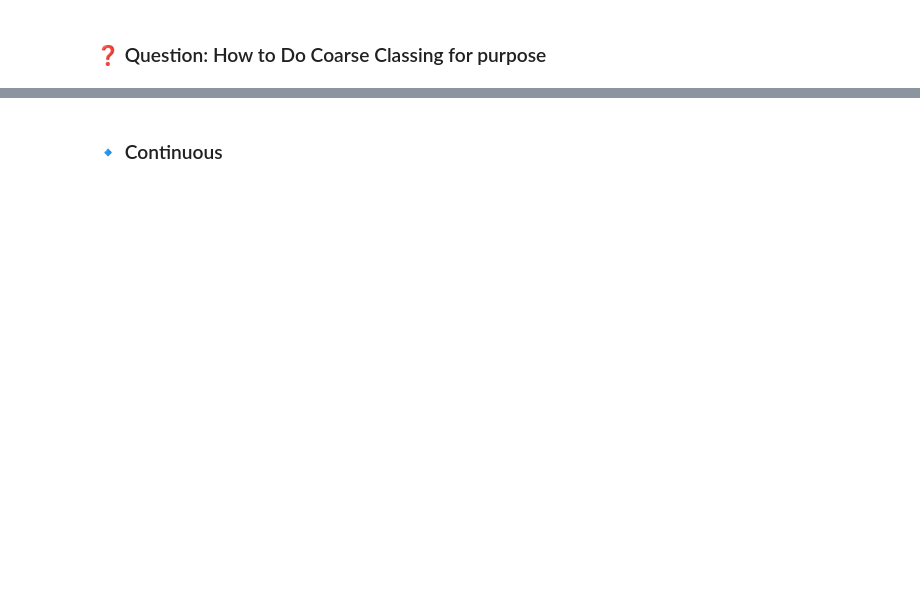
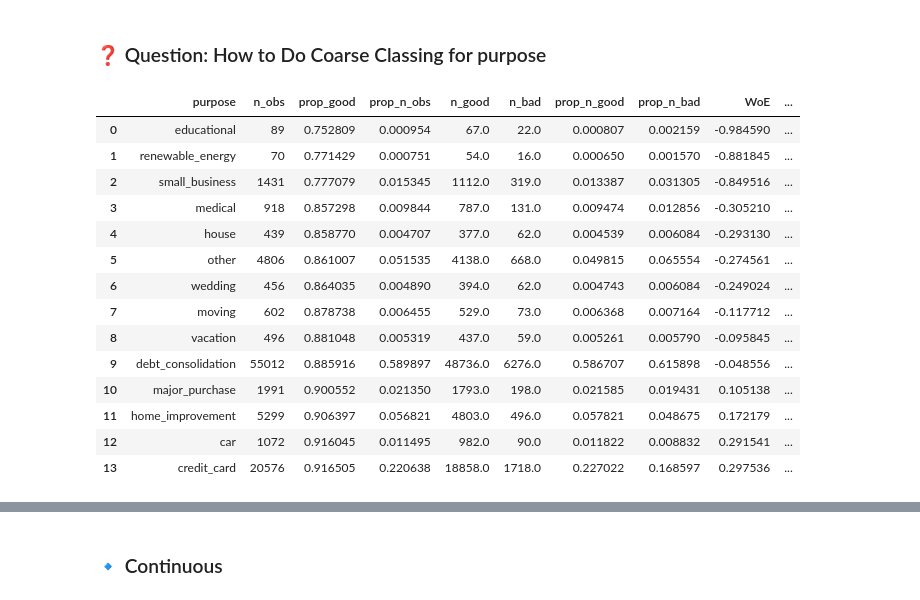
Before and after one commit to JanaAliCS/machine_leanring, a Jupyter notebook: session 4/session4.ipynb, the cells around one changed output, grey strips where cells are left out. Drawn from its saved outputs; the diff is of its cells as text; code cells hidden in the pictures; blank space fills up the shorter version.

```diff
--- a/session 4/session4.ipynb
+++ b/session 4/session4.ipynb
@@ -370,3 +444,24 @@ df_inputs_prepr['purpose:oth__med__vacation'] = sum([df_inputs_prepr['purpose:ot
                                              df_inputs_prepr['purpose:vacation']])
 df_inputs_prepr['purpose:major_purch__car__home_impr'] = sum([df_inputs_prepr['purpose:major_purchase'], df_inputs_prepr['purpose:car'],
                                                         df_inputs_prepr['purpose:home_improvement']])
+# %%
+
+df_temp = woe_discrete(df_inputs_prepr, 'purpose', df_targets_prepr)
+# We calculate weight of evidence.
+df_temp
+# %% [output]
+|  | purpose | n_obs | prop_good | prop_n_obs | n_good | n_bad | prop_n_good | prop_n_bad | WoE | ... |
+| 0 | educational | 89 | 0.752809 | 0.000954 | 67.0 | 22.0 | 0.000807 | 0.002159 | -0.984590 | ... |
+| 1 | renewable_energy | 70 | 0.771429 | 0.000751 | 54.0 | 16.0 | 0.000650 | 0.001570 | -0.881845 | ... |
+| 2 | small_business | 1431 | 0.777079 | 0.015345 | 1112.0 | 319.0 | 0.013387 | 0.031305 | -0.849516 | ... |
+| 3 | medical | 918 | 0.857298 | 0.009844 | 787.0 | 131.0 | 0.009474 | 0.012856 | -0.305210 | ... |
+| 4 | house | 439 | 0.858770 | 0.004707 | 377.0 | 62.0 | 0.004539 | 0.006084 | -0.293130 | ... |
+| 5 | other | 4806 | 0.861007 | 0.051535 | 4138.0 | 668.0 | 0.049815 | 0.065554 | -0.274561 | ... |
+| 6 | wedding | 456 | 0.864035 | 0.004890 | 394.0 | 62.0 | 0.004743 | 0.006084 | -0.249024 | ... |
+| 7 | moving | 602 | 0.878738 | 0.006455 | 529.0 | 73.0 | 0.006368 | 0.007164 | -0.117712 | ... |
+| 8 | vacation | 496 | 0.881048 | 0.005319 | 437.0 | 59.0 | 0.005261 | 0.005790 | -0.095845 | ... |
+| 9 | debt_consolidation | 55012 | 0.885916 | 0.589897 | 48736.0 | 6276.0 | 0.586707 | 0.615898 | -0.048556 | ... |
+| 10 | major_purchase | 1991 | 0.900552 | 0.021350 | 1793.0 | 198.0 | 0.021585 | 0.019431 | 0.105138 | ... |
+| 11 | home_improvement | 5299 | 0.906397 | 0.056821 | 4803.0 | 496.0 | 0.057821 | 0.048675 | 0.172179 | ... |
+| 12 | car | 1072 | 0.916045 | 0.011495 | 982.0 | 90.0 | 0.011822 | 0.008832 | 0.291541 | ... |
+| 13 | credit_card | 20576 | 0.916505 | 0.220638 | 18858.0 | 1718.0 | 0.227022 | 0.168597 | 0.297536 | ... |
```
Also changed, not shown: parts of 26 cells of this notebook.
